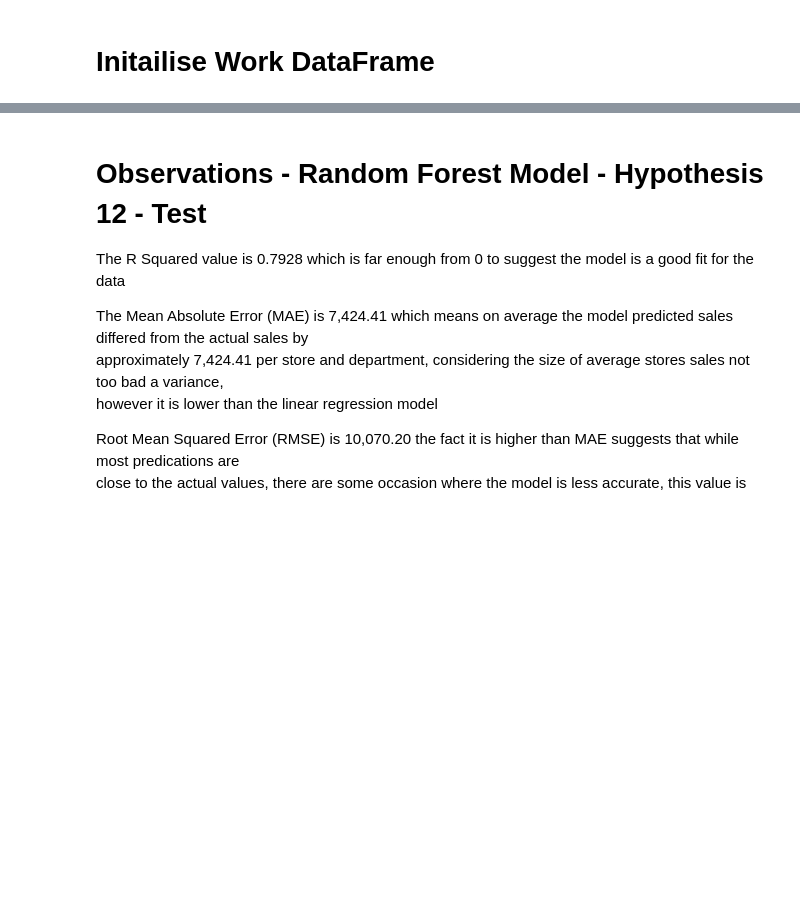
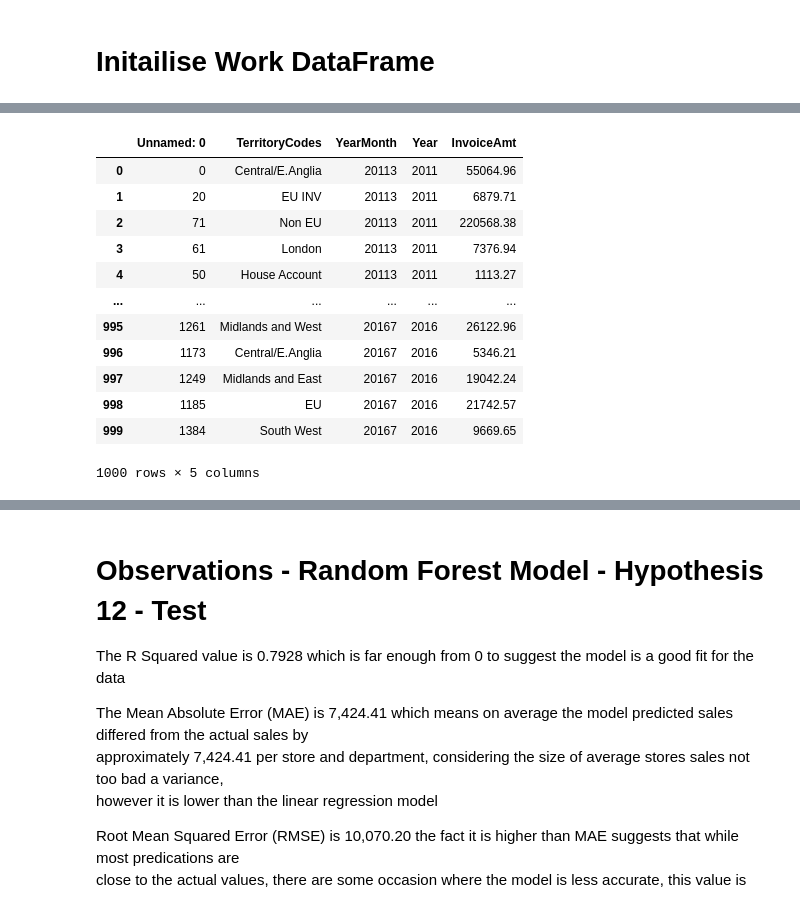
Before and after one commit to RogerWilliams2026/Project3-SalesAnalysis, a Jupyter notebook: jupyter_notebooks/Notebook_ML.ipynb, the cells around one changed output, grey strips where cells are left out. Drawn from its saved outputs; the diff is of its cells as text; code cells hidden in the pictures; blank space fills up the shorter version.

```diff
--- a/jupyter_notebooks/Notebook_ML.ipynb
+++ b/jupyter_notebooks/Notebook_ML.ipynb
@@ -237,0 +236,17 @@ dfSalesDataML_Work = dfSalesDataML.copy()
+# %%
+#show DataFrame
+dfSalesDataML_GroupedByTerritory.head(1000)
+# %% [output]
+|  | Unnamed: 0 | TerritoryCodes | YearMonth | Year | InvoiceAmt |
+| 0 | 0 | Central/E.Anglia | 20113 | 2011 | 55064.96 |
+| 1 | 20 | EU INV | 20113 | 2011 | 6879.71 |
+| 2 | 71 | Non EU | 20113 | 2011 | 220568.38 |
+| 3 | 61 | London | 20113 | 2011 | 7376.94 |
+| 4 | 50 | House Account | 20113 | 2011 | 1113.27 |
+| ... | ... | ... | ... | ... | ... |
+| 995 | 1261 | Midlands and West | 20167 | 2016 | 26122.96 |
+| 996 | 1173 | Central/E.Anglia | 20167 | 2016 | 5346.21 |
+| 997 | 1249 | Midlands and East | 20167 | 2016 | 19042.24 |
+| 998 | 1185 | EU | 20167 | 2016 | 21742.57 |
+| 999 | 1384 | South West | 20167 | 2016 | 9669.65 |
+1000 rows × 5 columns
```
Also changed, not shown: parts of 23 cells of this notebook, 9 other files.
